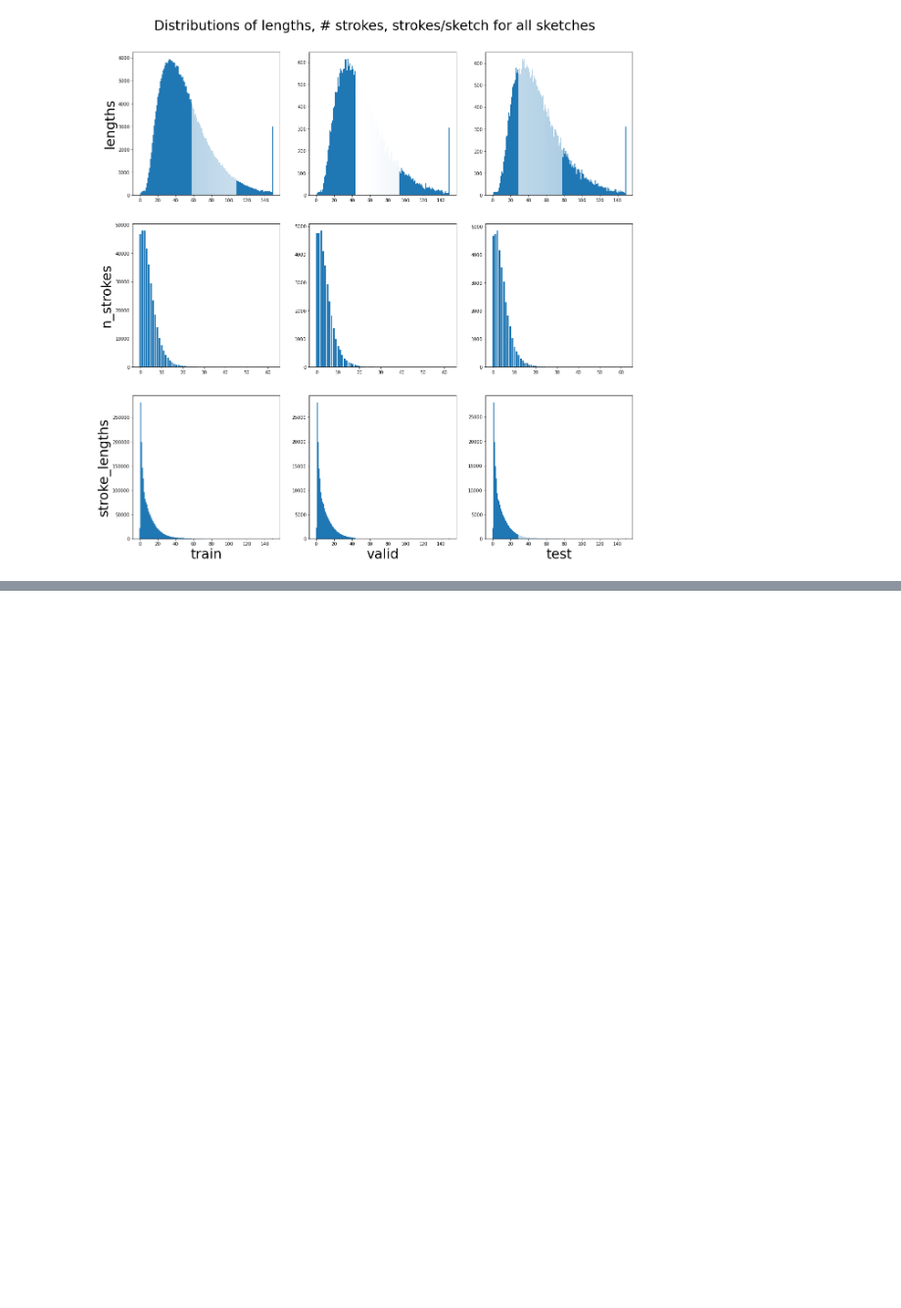
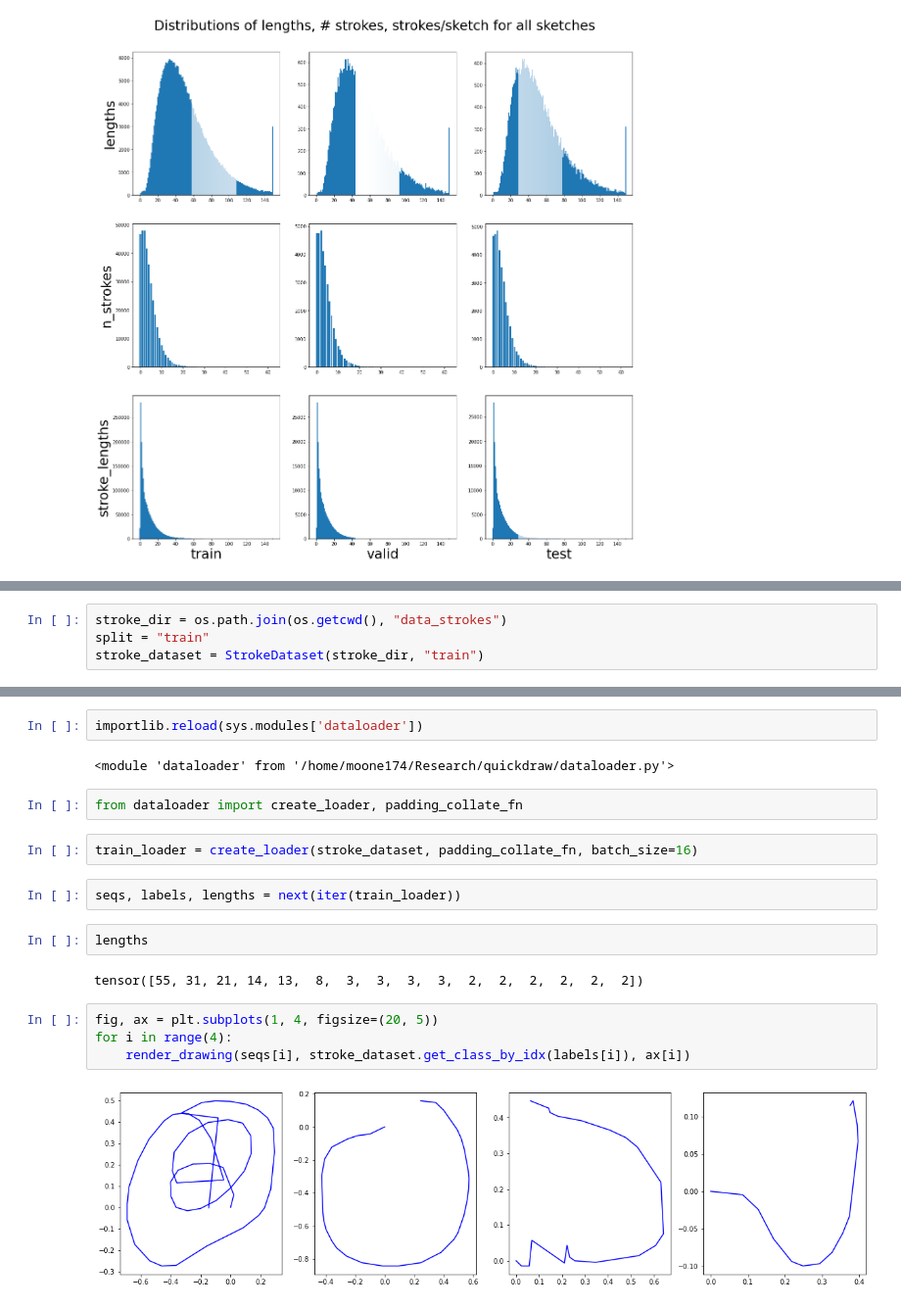
Before and after one commit to JimTMooney/quickdraw, a Jupyter notebook: Playground.ipynb, the cells around one changed output, grey strips where cells are left out. Shown: that part at 98% size. Cells and saved outputs as stored; diff of their text form; blank space fills up the shorter version.

```diff
--- a/Playground.ipynb
+++ b/Playground.ipynb
@@ -145,0 +178,4 @@ Proportion truncated =  0.0
+# %%
+stroke_dir = os.path.join(os.getcwd(), "data_strokes")
+split = "train"
+stroke_dataset = StrokeDataset(stroke_dir, "train")
@@ -145,0 +190,20 @@ Proportion truncated =  0.0
+# %%
+importlib.reload(sys.modules['dataloader'])
+# %% [output]
+<module 'dataloader' from '/home/moone174/Research/quickdraw/dataloader.py'>
+# %%
+from dataloader import create_loader, padding_collate_fn
+# %%
+train_loader = create_loader(stroke_dataset, padding_collate_fn, batch_size=16)
+# %%
+seqs, labels, lengths = next(iter(train_loader))
+# %%
+lengths
+# %% [output]
+tensor([55, 31, 21, 14, 13,  8,  3,  3,  3,  3,  2,  2,  2,  2,  2,  2])
+# %%
+fig, ax = plt.subplots(1, 4, figsize=(20, 5))
+for i in range(4):
+    render_drawing(seqs[i], stroke_dataset.get_class_by_idx(labels[i]), ax[i])
+# %% [output]
+[figure, added]
```
Also changed, not shown: parts of 28 cells of this notebook, 5 other files.
